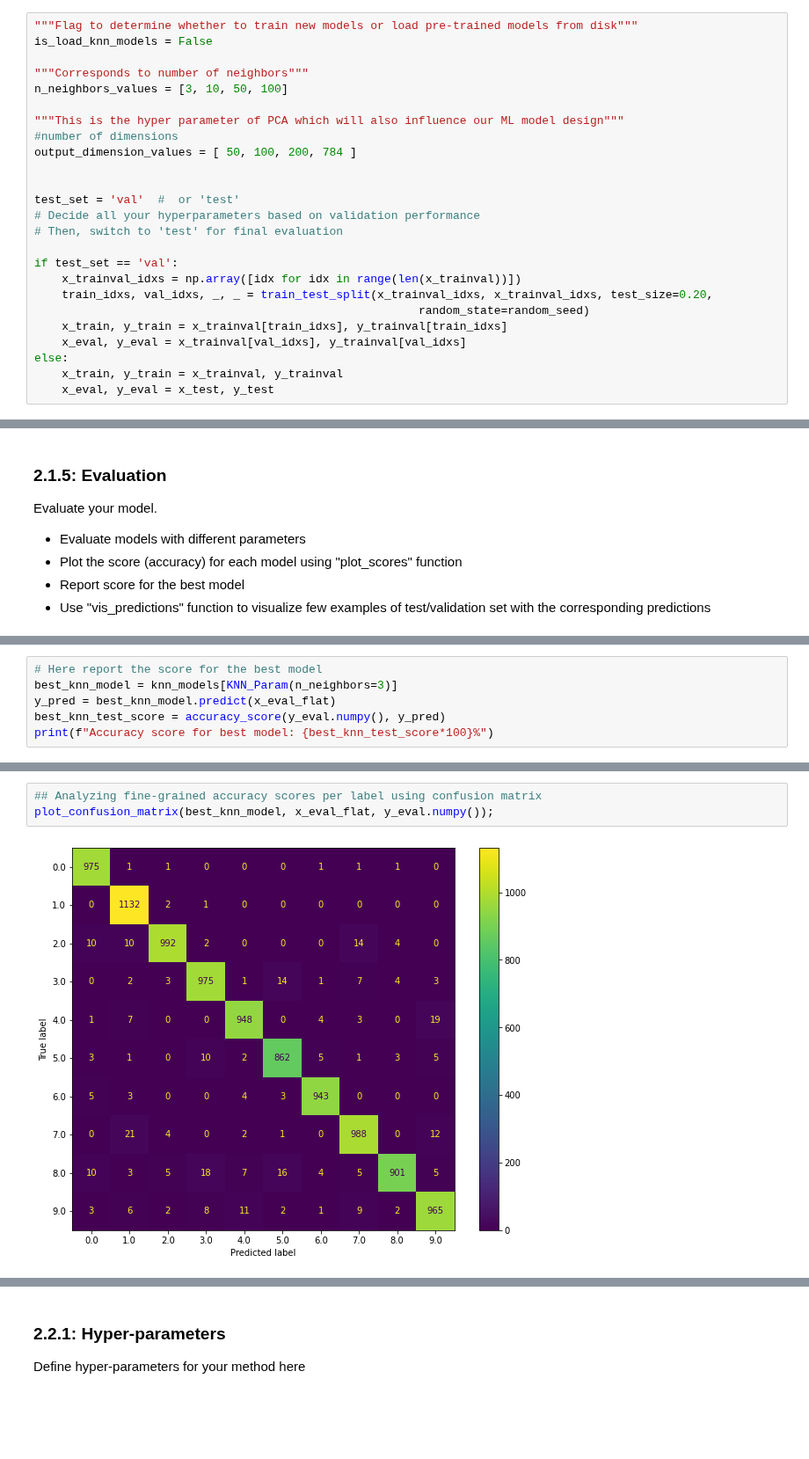
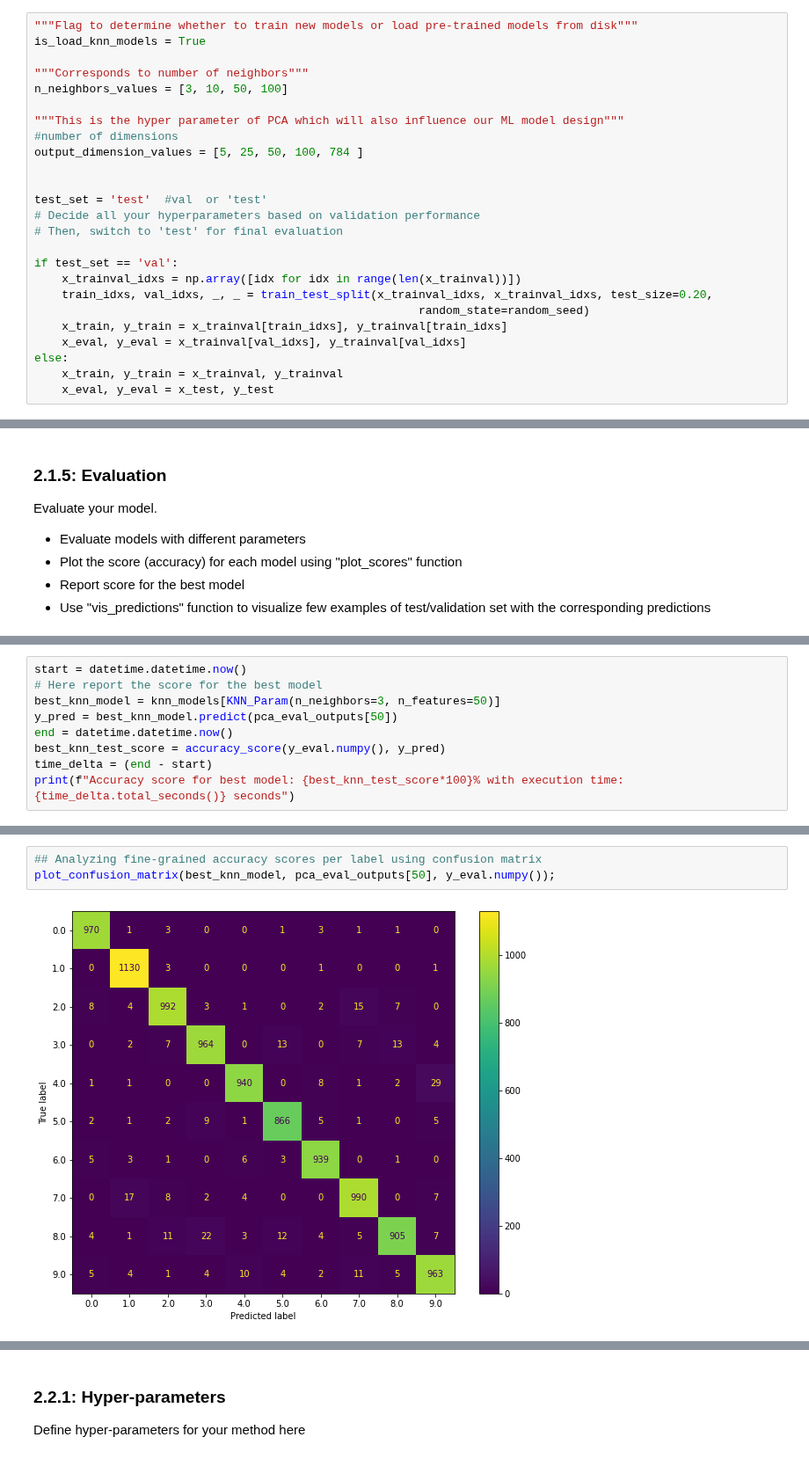
Before and after one commit to shahrukhx01/adversarial-ml-101, a Jupyter notebook: assignment1/shahrukh/2021_10_29_Task_01.ipynb.ipynb, the cells around one changed output, grey strips where cells are left out. Shown at 88% size. Cells and saved outputs as stored; diff of their text form; blank space fills up the shorter version.

```diff
--- a/assignment1/shahrukh/2021_10_29_Task_01.ipynb.ipynb
+++ b/assignment1/shahrukh/2021_10_29_Task_01.ipynb.ipynb
@@ -384,17 +393,17 @@ Each model needs to be structured like so:
 Define hyper-parameters for your model here
 # %%
 """Flag to determine whether to train new models or load pre-trained models from disk"""
-is_load_knn_models = False
+is_load_knn_models = True
 
 """Corresponds to number of neighbors"""
 n_neighbors_values = [3, 10, 50, 100]
 
 """This is the hyper parameter of PCA which will also influence our ML model design"""
 #number of dimensions
-output_dimension_values = [ 50, 100, 200, 784 ]
+output_dimension_values = [5, 25, 50, 100, 784 ]
 
 
-test_set = 'val'  #  or 'test'
+test_set = 'test'  #val  or 'test'
 # Decide all your hyperparameters based on validation performance
 # Then, switch to 'test' for final evaluation
 
@@ -537,7 +587,10 @@ plot_train_eval_scores(knn_train_scores_to_plot, knn_eval_scores_to_plot)
 # %%
+start = datetime.datetime.now()
 # Here report the score for the best model
-best_knn_model = knn_models[KNN_Param(n_neighbors=3)]
-y_pred = best_knn_model.predict(x_eval_flat)
+best_knn_model = knn_models[KNN_Param(n_neighbors=3, n_features=50)]
+y_pred = best_knn_model.predict(pca_eval_outputs[50])
+end = datetime.datetime.now()
 best_knn_test_score = accuracy_score(y_eval.numpy(), y_pred)
-print(f"Accuracy score for best model: {best_knn_test_score*100}%")
+time_delta = (end - start)
+print(f"Accuracy score for best model: {best_knn_test_score*100}% with execution time: {time_delta.total_seconds()} seconds")
 # %% [output]
@@ -545,8 +598,8 @@ Accuracy score for best model: 96.81%
 # %%
 ## Analyzing fine-grained accuracy scores per label using confusion matrix
-plot_confusion_matrix(best_knn_model, x_eval_flat, y_eval.numpy());
+plot_confusion_matrix(best_knn_model, pca_eval_outputs[50], y_eval.numpy());
 # %% [output]
-[figure, old version]
+[figure, new version]
 # %%
 ## finally inspecting the classification report for other metrics like precision, recall and f1-score
 print(classification_report(y_eval.numpy(), y_pred))
```
Also changed, not shown: parts of 23 cells of this notebook.
